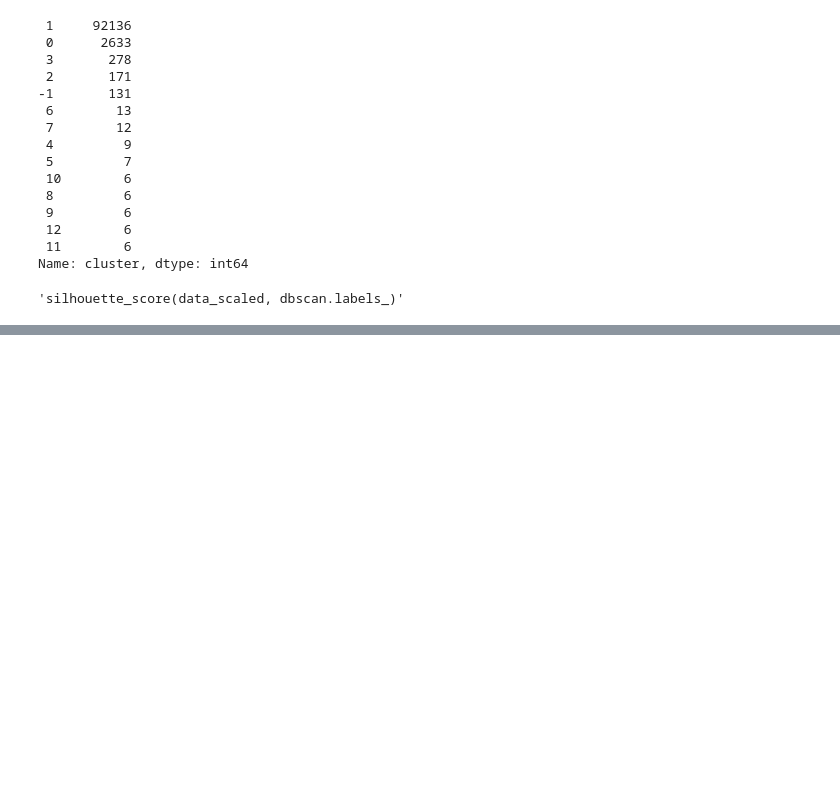
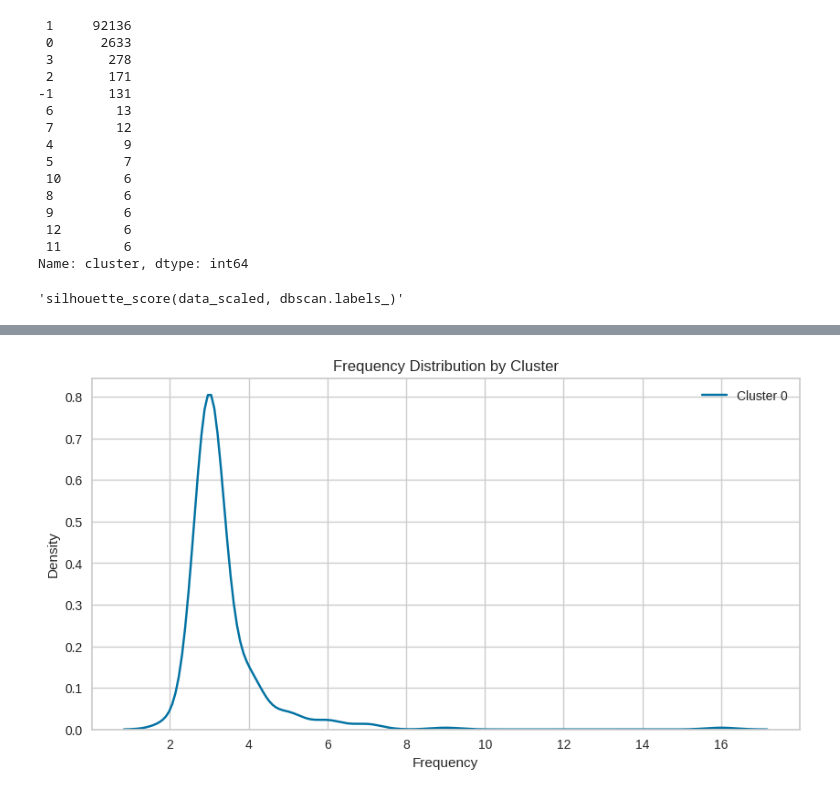
Before and after one commit to ThomasMeb/Projet_4, a Jupyter notebook: Mebarki_Thomas_notebook_essais_022023.ipynb, the cells around one changed output, grey strips where cells are left out. Saved outputs shown, nothing was run; the diff lists cells and outputs as text; code cells hidden in the pictures; blank space fills up the shorter version.

```diff
--- a/Mebarki_Thomas_notebook_essais_022023.ipynb
+++ b/Mebarki_Thomas_notebook_essais_022023.ipynb
@@ -390,0 +441,12 @@ plt.show()
+# %%
+#Plot the distribution of frequency for each cluster
+plt.figure(figsize=(10,5))
+sns.kdeplot(df_cluster_0['frequency'], label='Cluster 0', legend=True)
+sns.kdeplot(df_cluster_1['frequency'], label='Cluster 1', legend=True)
+plt.title('Frequency Distribution by Cluster')
+plt.xlabel('Frequency')
+plt.ylabel('Density')
+plt.legend()
+plt.show()
+# %% [output]
+[figure, added]
```
Also changed, not shown: parts of 11 cells of this notebook.
